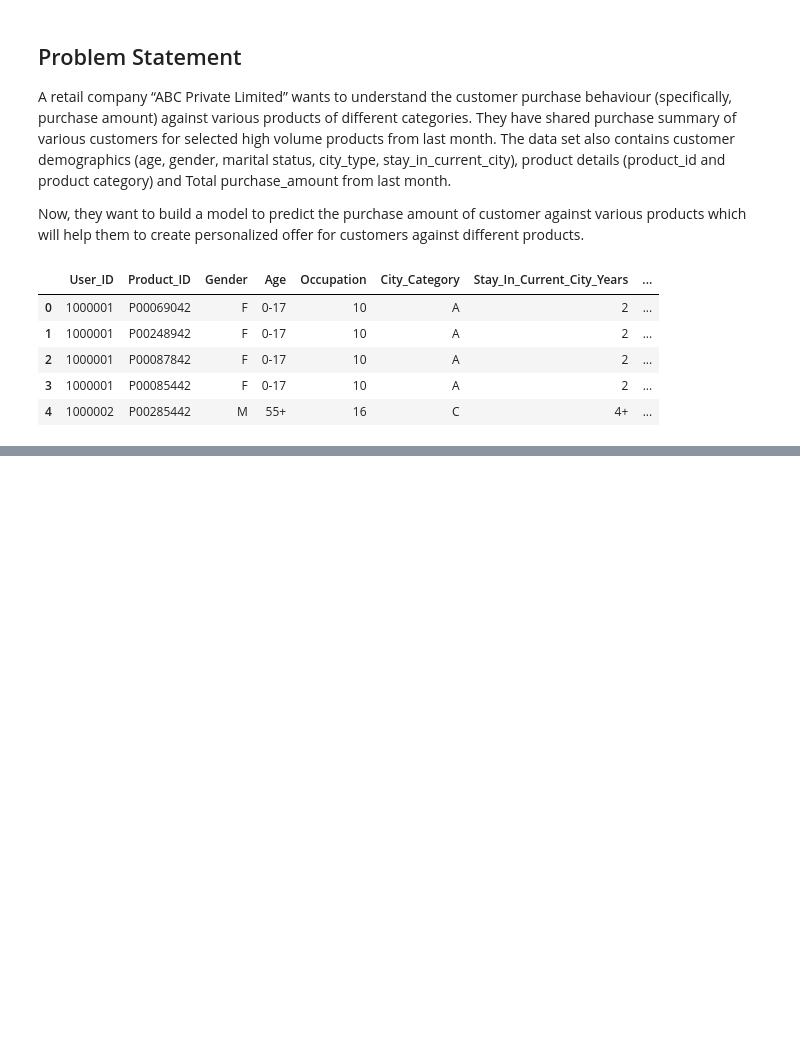
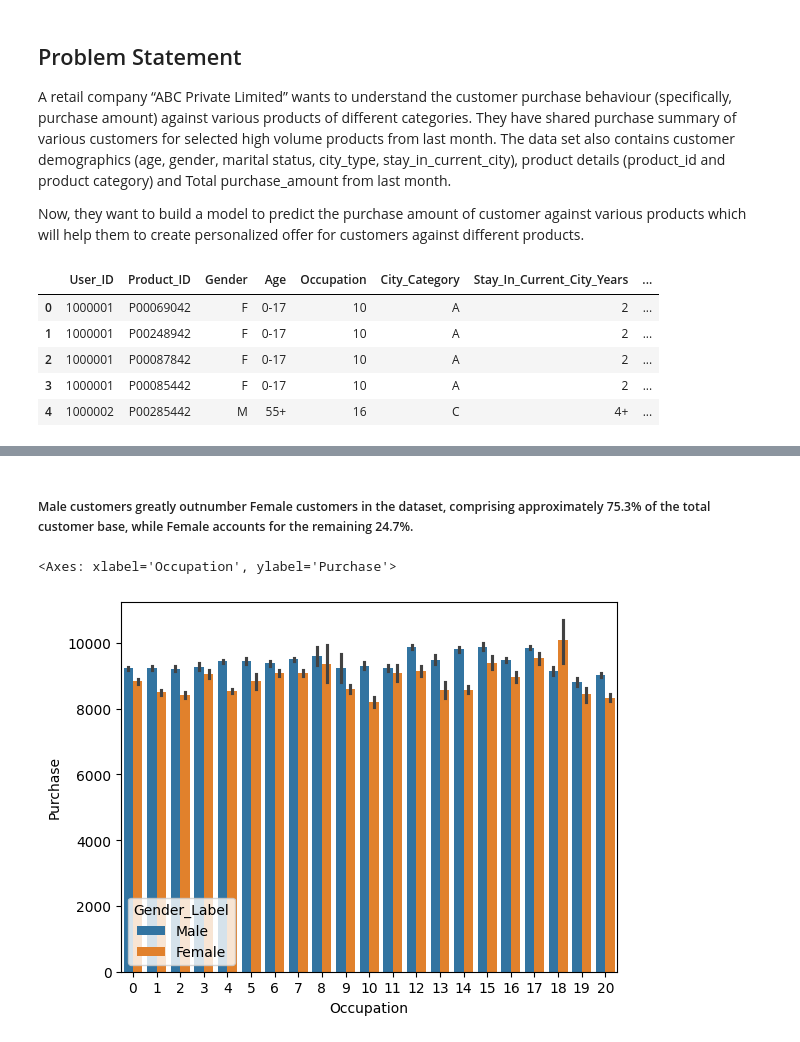
Before and after one commit to Sohailmateen/Exploratory-Data-Analysis-Projects, a Jupyter notebook: Blk_Friday_EDA/main.ipynb, the cells around one changed output, grey strips where cells are left out. Saved outputs shown, nothing was run; the diff lists cells and outputs as text; code cells hidden in the pictures; blank space fills up the shorter version.

```diff
--- a/Blk_Friday_EDA/main.ipynb
+++ b/Blk_Friday_EDA/main.ipynb
@@ -27,0 +470,7 @@ df_train.head()
+# %% [markdown]
+##### Male customers greatly outnumber Female customers in the dataset, comprising approximately 75.3% of the total customer base, while Female accounts for the remaining 24.7%.
+# %%
+sns.barplot(data=df_labeled,x='Occupation',y='Purchase',hue='Gender_Label')
+# %% [output]
+<Axes: xlabel='Occupation', ylabel='Purchase'>
+[figure, added]
```
Also changed, not shown: parts of 71 cells of this notebook.
